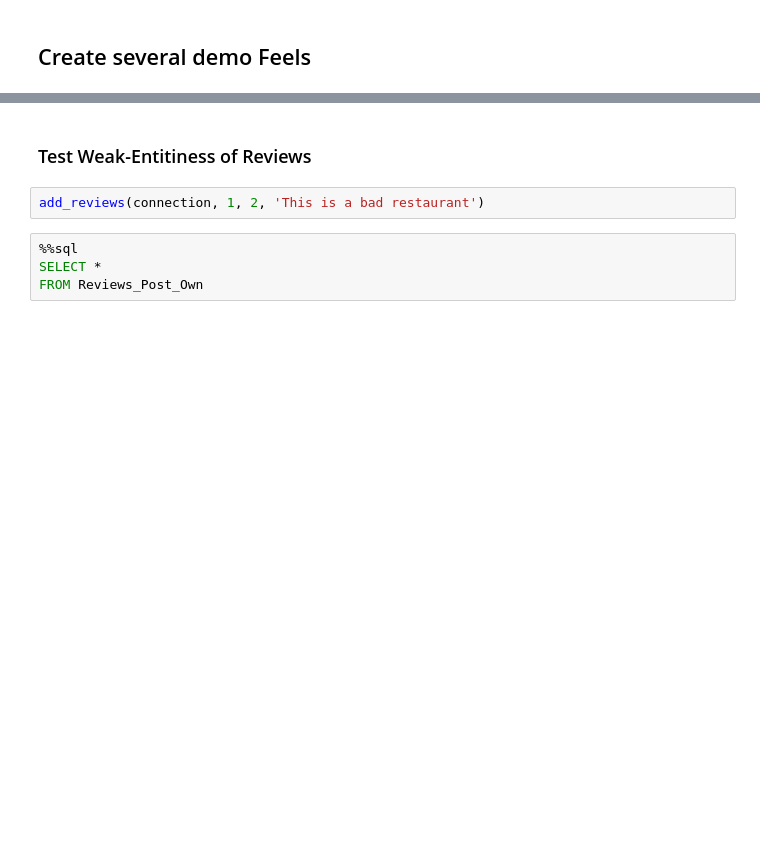
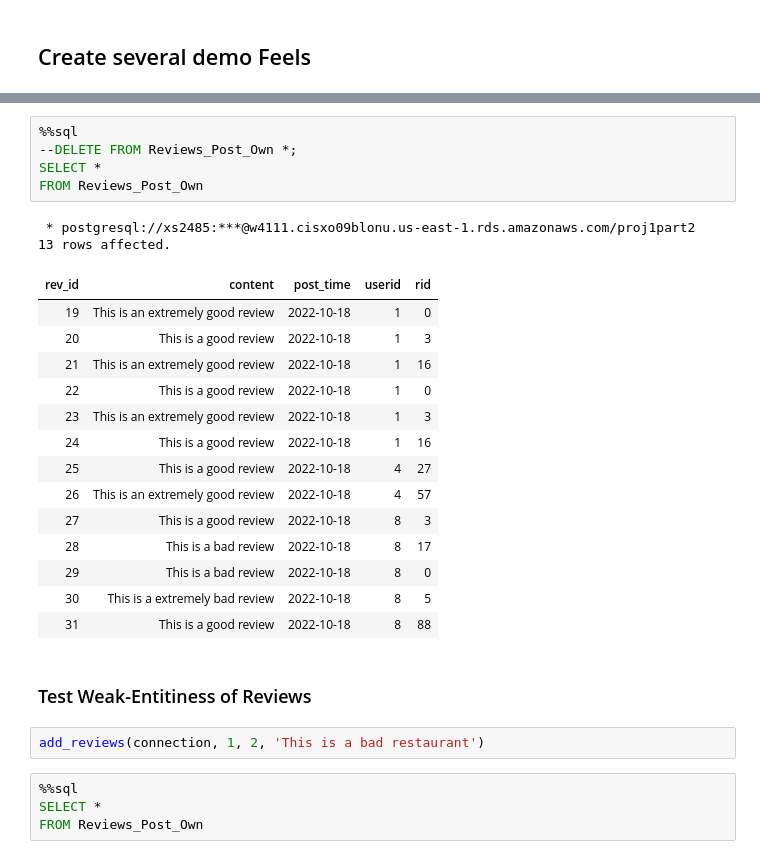
Before and after one commit to Xiaoyang-Song/NYC-Restaurant-Inspection-Database, a Jupyter notebook: 4111p1.ipynb, the cells around one changed output, grey strips where cells are left out. Drawn from its saved outputs; the diff is of its cells as text; blank space fills up the shorter version.

Commit message:
Update: create reviews demo

```diff
--- a/4111p1.ipynb
+++ b/4111p1.ipynb
@@ -703,3 +760,25 @@ IntegrityError: ignored
+# %%
+%%sql
+--DELETE FROM Reviews_Post_Own *;
+SELECT *
+FROM Reviews_Post_Own
+# %% [output]
+ * postgresql://xs2485:***@w4111.cisxo09blonu.us-east-1.rds.amazonaws.com/proj1part2
+13 rows affected.
+| rev_id | content | post_time | userid | rid |
+| 19 | This is an extremely good review | 2022-10-18 | 1 | 0 |
+| 20 | This is a good review | 2022-10-18 | 1 | 3 |
+| 21 | This is an extremely good review | 2022-10-18 | 1 | 16 |
+| 22 | This is a good review | 2022-10-18 | 1 | 0 |
+| 23 | This is an extremely good review | 2022-10-18 | 1 | 3 |
+| 24 | This is a good review | 2022-10-18 | 1 | 16 |
+| 25 | This is a good review | 2022-10-18 | 4 | 27 |
+| 26 | This is an extremely good review | 2022-10-18 | 4 | 57 |
+| 27 | This is a good review | 2022-10-18 | 8 | 3 |
+| 28 | This is a bad review | 2022-10-18 | 8 | 17 |
+| 29 | This is a bad review | 2022-10-18 | 8 | 0 |
+| 30 | This is a extremely bad review | 2022-10-18 | 8 | 5 |
+| 31 | This is a good review | 2022-10-18 | 8 | 88 |
 # %% [markdown]
 ### Test Weak-Entitiness of Reviews
 # %%
```
Also changed, not shown: parts of 8 cells of this notebook.
